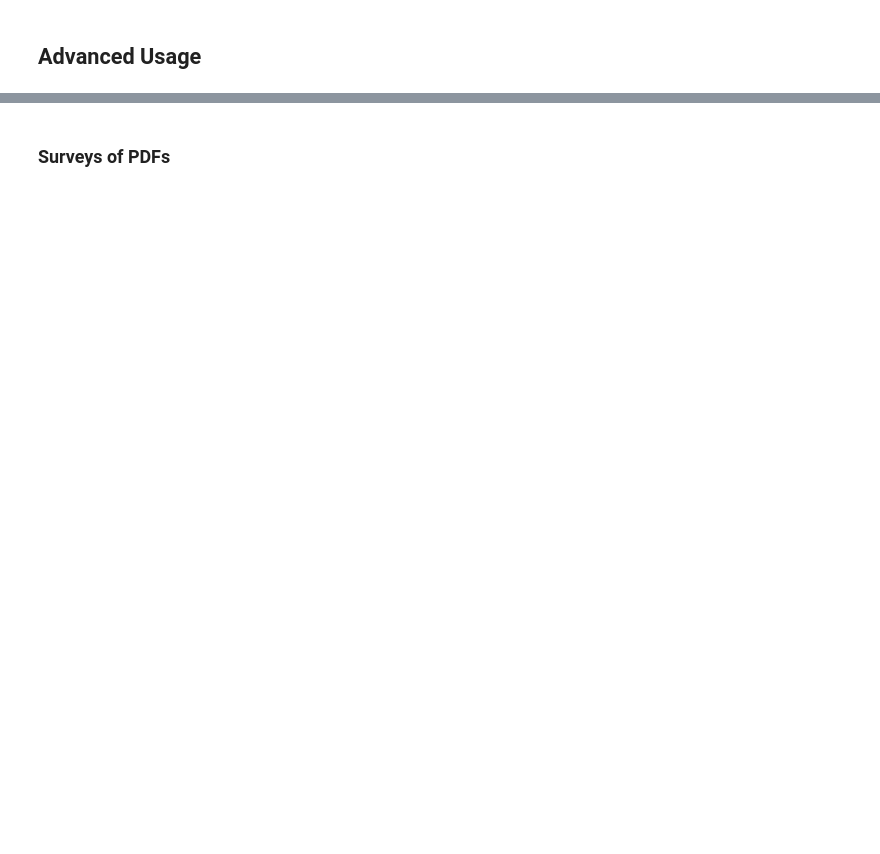
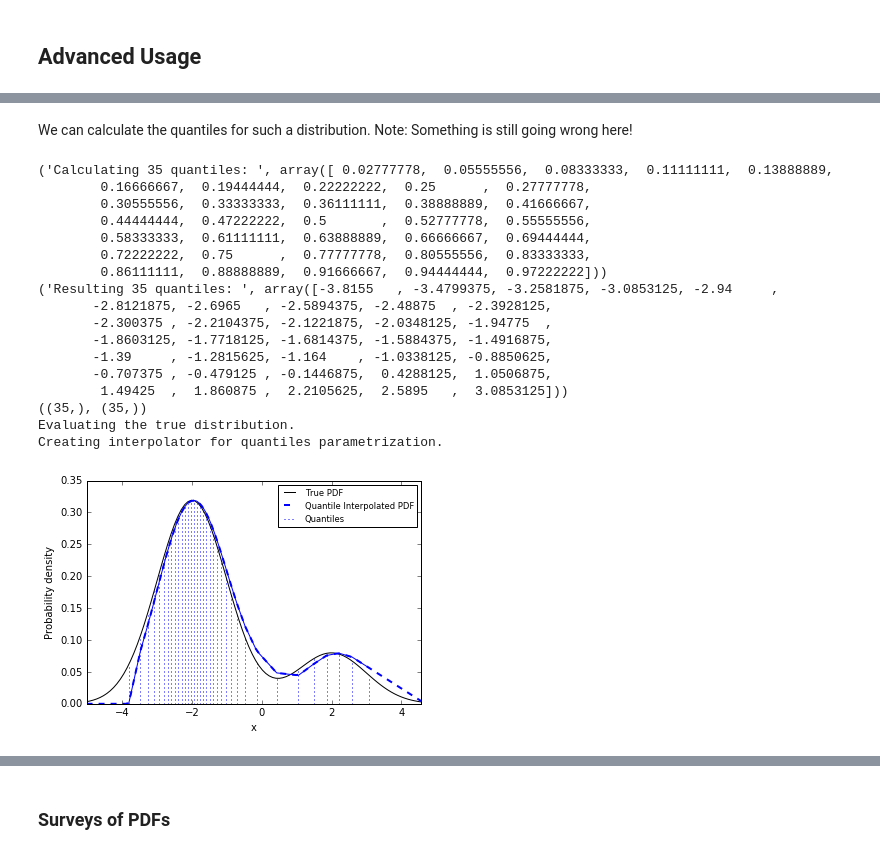
Before and after one commit to aimalz/qp, a Jupyter notebook: docs/notebooks/demo.ipynb, the cells around one changed output, grey strips where cells are left out. Drawn from its saved outputs; the diff is of its cells as text; code cells hidden in the pictures; blank space fills up the shorter version.

```diff
--- a/docs/notebooks/demo.ipynb
+++ b/docs/notebooks/demo.ipynb
@@ -133,5 +217,26 @@ C.plot()
+# %% [markdown]
+We can calculate the quantiles for such a distribution.  Note: Something is still going wrong here!
 # %%
 C_dist = qp.composite(dist_info)
 C = qp.PDF(truth=C_dist)
-C.quantize()
+C.quantize(number=35)
 C.plot()
+# %% [output]
+('Calculating 35 quantiles: ', array([ 0.02777778,  0.05555556,  0.08333333,  0.11111111,  0.13888889,
+        0.16666667,  0.19444444,  0.22222222,  0.25      ,  0.27777778,
+        0.30555556,  0.33333333,  0.36111111,  0.38888889,  0.41666667,
+        0.44444444,  0.47222222,  0.5       ,  0.52777778,  0.55555556,
+        0.58333333,  0.61111111,  0.63888889,  0.66666667,  0.69444444,
+        0.72222222,  0.75      ,  0.77777778,  0.80555556,  0.83333333,
+        0.86111111,  0.88888889,  0.91666667,  0.94444444,  0.97222222]))
+('Resulting 35 quantiles: ', array([-3.8155   , -3.4799375, -3.2581875, -3.0853125, -2.94     ,
+       -2.8121875, -2.6965   , -2.5894375, -2.48875  , -2.3928125,
+       -2.300375 , -2.2104375, -2.1221875, -2.0348125, -1.94775  ,
+       -1.8603125, -1.7718125, -1.6814375, -1.5884375, -1.4916875,
+       -1.39     , -1.2815625, -1.164    , -1.0338125, -0.8850625,
+       -0.707375 , -0.479125 , -0.1446875,  0.4288125,  1.0506875,
+        1.49425  ,  1.860875 ,  2.2105625,  2.5895   ,  3.0853125]))
+((35,), (35,))
+Evaluating the true distribution.
+Creating interpolator for quantiles parametrization.
+[figure, added]
```
Also changed, not shown: parts of 15 cells of this notebook, 1 other file.
